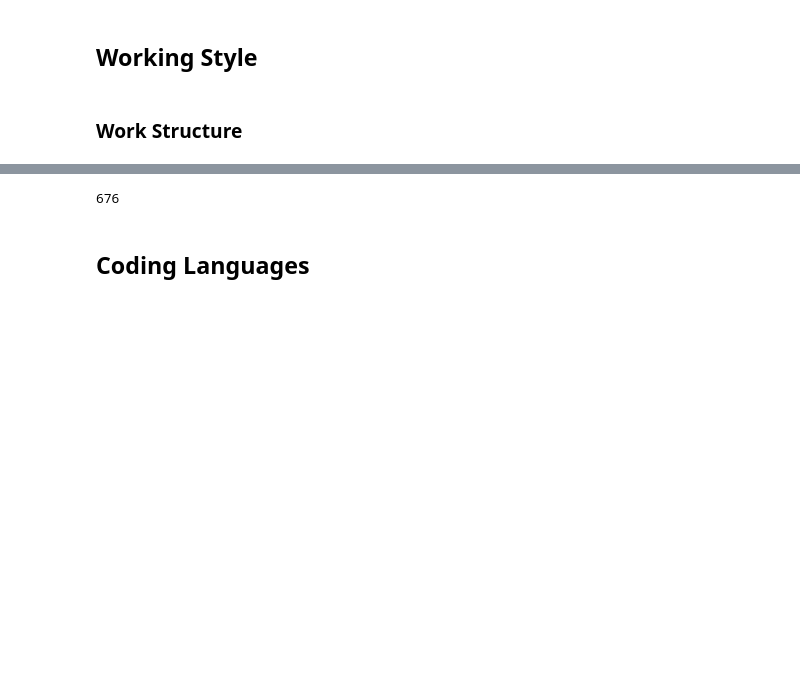
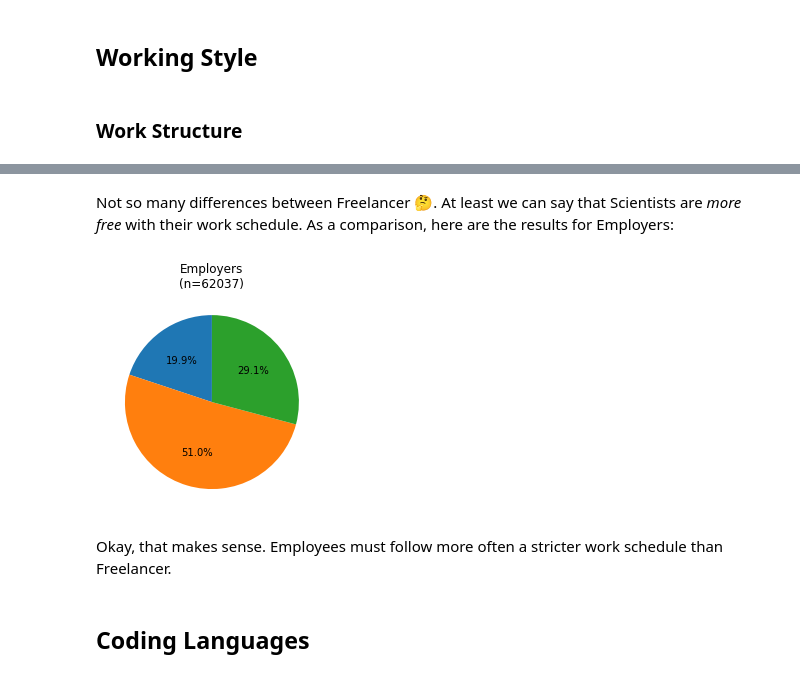
Before and after one commit to dirkkalmbach/How-to-Freelance-in-Data-Science, a Jupyter notebook: Data Analysis.ipynb, the cells around one changed output, grey strips where cells are left out. Cells and saved outputs as stored; diff of their text form; code cells hidden in the pictures; blank space fills up the shorter version.

```diff
--- a/Data Analysis.ipynb
+++ b/Data Analysis.ipynb
@@ -422,9 +443,17 @@ fig.legend(labels=labels, loc='lower center')
-# %%
-Not so many differences between Freelancer
-
-As a comparison, here are the results for Emp
-# %% [output]
-676
+# %% [markdown]
+Not so many differences between Freelancer 🤔. At least we can say that Scientists are _more free_ with their work schedule.
+As a comparison, here are the results for Employers:
+# %%
+# Piechart abour Work Structure (Employers)
+
+employers = df_employed.groupby("WorkPlan").count()["Respondent"]
+plt.pie(employers, startangle=90, autopct='%1.1f%%')
+plt.title("Employers\n(n={})".format(employers.sum()))
+plt.show()
+# %% [output]
+[figure, added]
+# %% [markdown]
+Okay, that makes sense. Employees must follow more often a stricter work schedule than Freelancer.
 # %% [markdown]
 <h2 id="coding_languages">Coding Languages</h2>
 # %%
```
Also changed, not shown: parts of 14 cells of this notebook.
